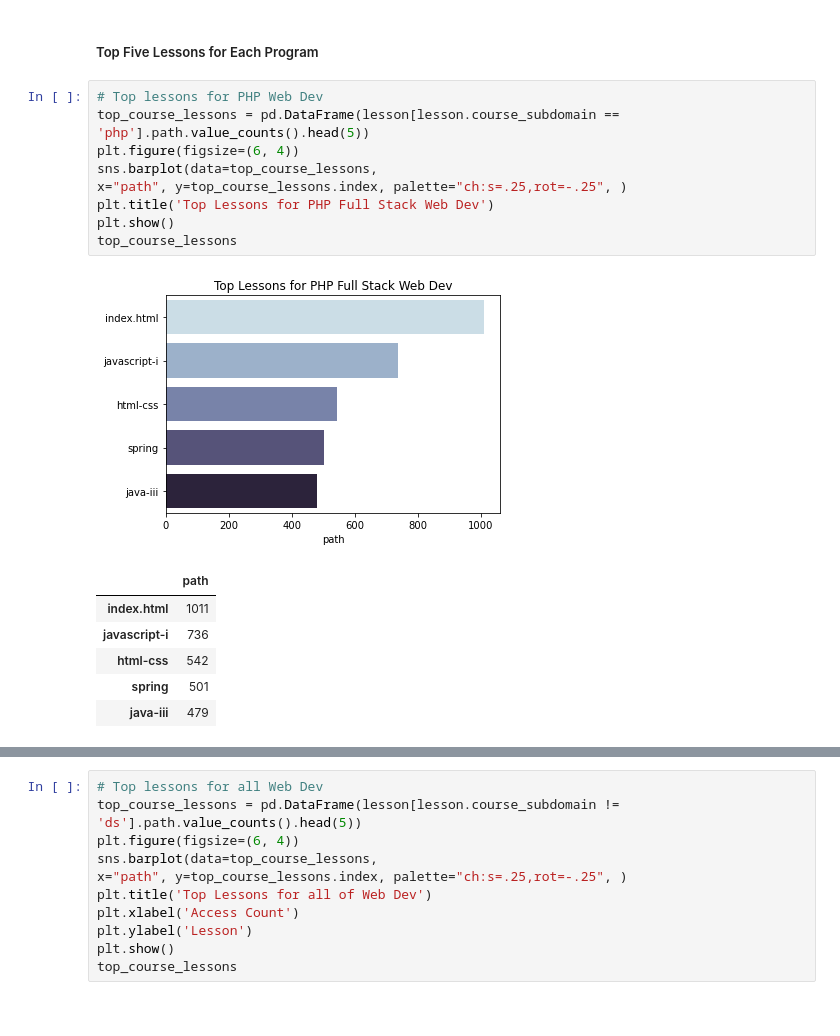
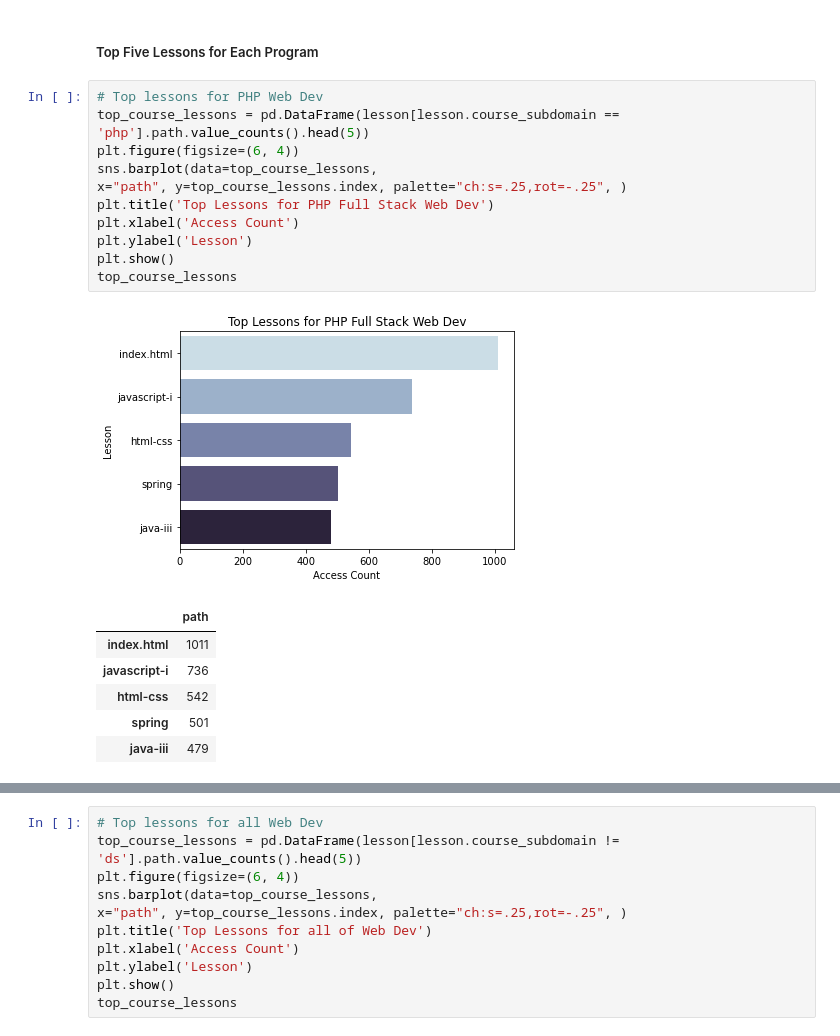
Before and after one commit to jeffakins/anomaly_detection_project, a Jupyter notebook: anomaly_detection_project.ipynb, the cells around one changed output, grey strips where cells are left out. Drawn from its saved outputs; the diff is of its cells as text.

```diff
--- a/anomaly_detection_project.ipynb
+++ b/anomaly_detection_project.ipynb
@@ -144,14 +151,16 @@ top_course_lessons
 # %%
 # Top lessons for PHP Web Dev
 top_course_lessons = pd.DataFrame(lesson[lesson.course_subdomain == 'php'].path.value_counts().head(5))
 plt.figure(figsize=(6, 4))
 sns.barplot(data=top_course_lessons,
 x="path", y=top_course_lessons.index, palette="ch:s=.25,rot=-.25", )
 plt.title('Top Lessons for PHP Full Stack Web Dev')
+plt.xlabel('Access Count')
+plt.ylabel('Lesson')
 plt.show()
 top_course_lessons
 # %% [output]
-[figure, old version]
+[figure, new version]
 |  | path |
 | index.html | 1011 |
 | javascript-i | 736 |
```
Also changed, not shown: parts of 18 cells of this notebook, 1 other file.
